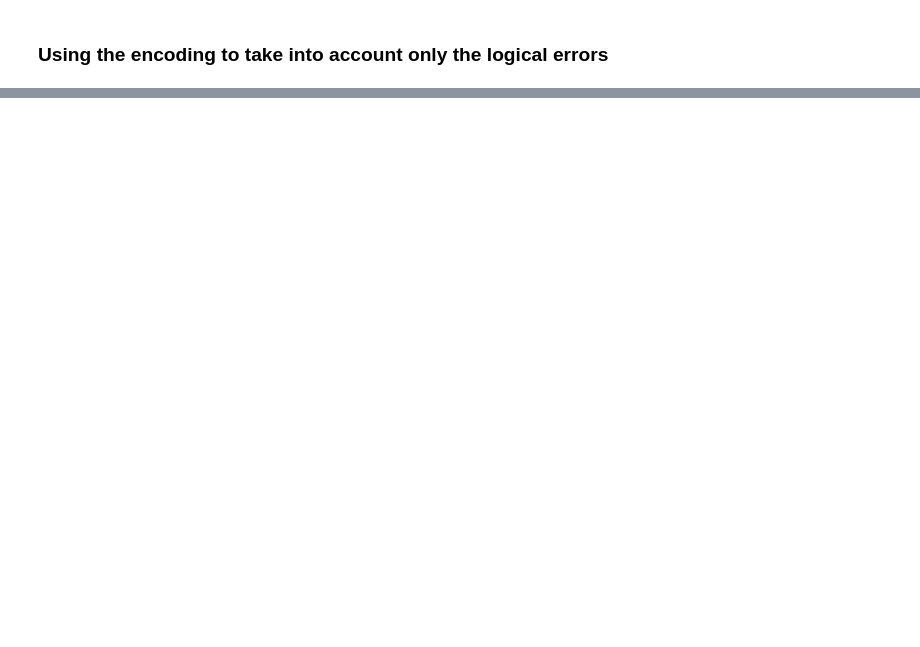
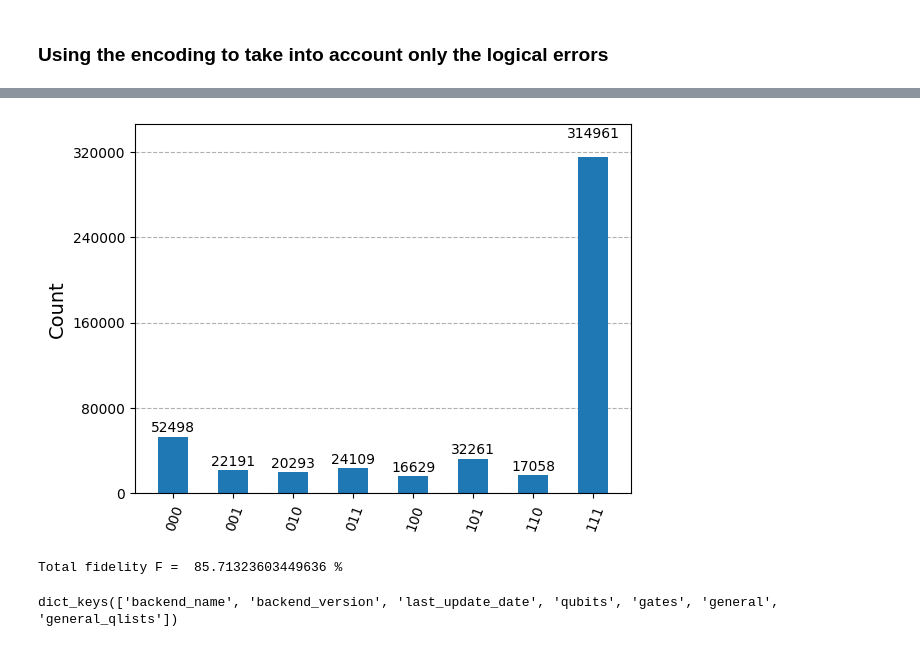
Before and after one commit to rmlarose/encoded, a Jupyter notebook: experiments/repetition/Deutsh-Jozsa/repetition_dj.ipynb, the cells around one changed output, grey strips where cells are left out. Drawn from its saved outputs; the diff is of its cells as text; code cells hidden in the pictures; blank space fills up the shorter version.

```diff
--- a/experiments/repetition/Deutsh-Jozsa/repetition_dj.ipynb
+++ b/experiments/repetition/Deutsh-Jozsa/repetition_dj.ipynb
@@ -148,0 +166,2 @@ Total fidelity F =  85.7490715675205 %
+# %%
+computer = FakeKyiv2025()
@@ -148,0 +193,24 @@ Total fidelity F =  85.7490715675205 %
+# %%
+job = computer.run(compiled_raw, shots=n_shots)
+counts = job.result().get_counts()
+# %%
+threshold = int(0.01 * n_shots)
+filteredAnswer = {k: v for k,v in counts.items() if v >= threshold}
+removedCounts = np.sum([ v for k,v in counts.items() if v < threshold ])
+plot_histogram(filteredAnswer)
+# %% [output]
+[figure, added]
+# %%
+counts_logical_1 = 0
+for e in logical_1_codeword:
+    counts_logical_1 += counts[e]
+counts_logical_0 = 0
+for e in logical_0_codeword:
+    counts_logical_0 += counts[e]
+
+if oracleType==1 and oracleValue ==1:
+    print("Total fidelity F = ",counts_logical_1/(counts_logical_1+counts_logical_0)*100,"%")
+else:
+    print("Total fidelity F = ",counts_logical_0/(counts_logical_1+counts_logical_0)*100,"%")
+# %% [output]
+Total fidelity F =  85.71323603449636 %
@@ -148,0 +225,6 @@ Total fidelity F =  85.7490715675205 %
+# %%
+import qiskit_ibm_runtime
+props_dict = _load_json("/Users/yanislefur/Documents/encoded/experiments/repetition/Deutsh-Jozsa/config/props_kyiv.json")  # type: ignore
+props_dict.keys()
+# %% [output]
+dict_keys(['backend_name', 'backend_version', 'last_update_date', 'qubits', 'gates', 'general', 'general_qlists'])
```
Also changed, not shown: parts of 18 cells of this notebook.
